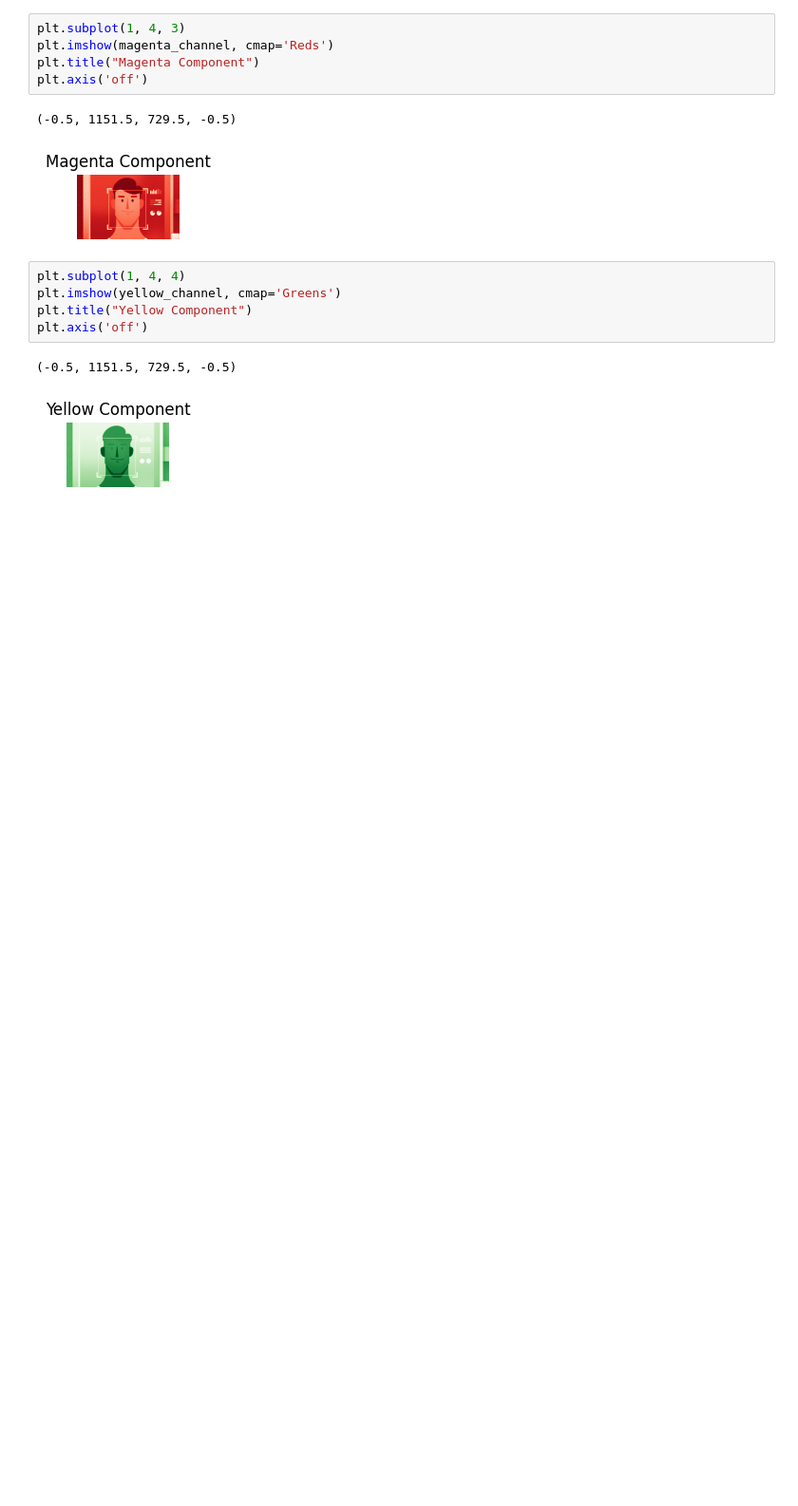
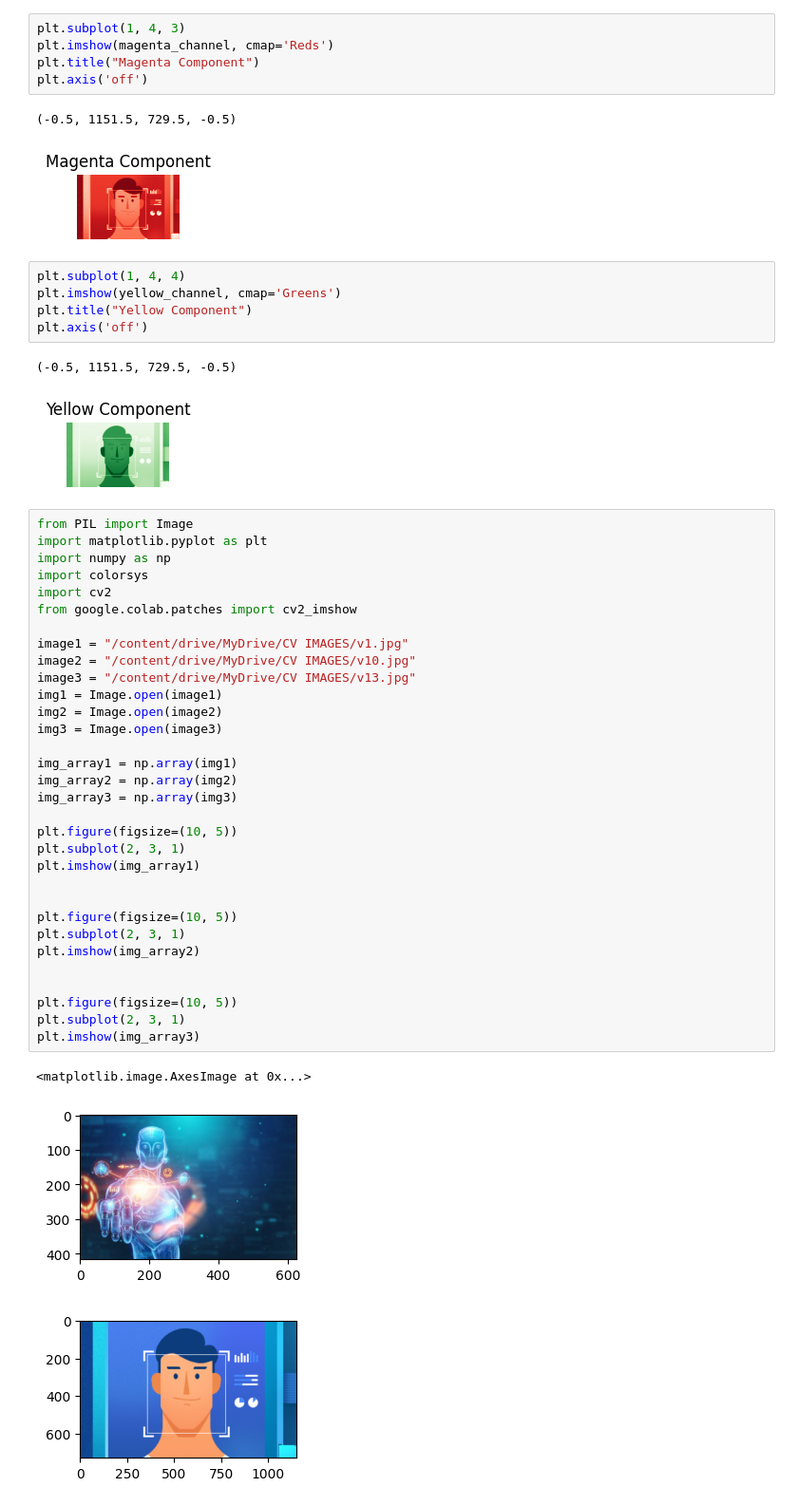
Before and after one commit to MiT1011/Computer-Vision-Topics, a Jupyter notebook: 1_DigitalImageProcessing.ipynb, the cells around one changed output. Shown at 95% size. Saved outputs shown, nothing was run; the diff lists cells and outputs as text; blank space fills up the shorter version.

```diff
--- a/1_DigitalImageProcessing.ipynb
+++ b/1_DigitalImageProcessing.ipynb
@@ -169,3 +169,39 @@ plt.axis('off')
 # %% [output]
 (-0.5, 1151.5, 729.5, -0.5)
 [figure]
+# %%
+from PIL import Image
+import matplotlib.pyplot as plt
+import numpy as np
+import colorsys
+import cv2
+from google.colab.patches import cv2_imshow
+
+image1 = "/content/drive/MyDrive/CV IMAGES/v1.jpg"
+image2 = "/content/drive/MyDrive/CV IMAGES/v10.jpg"
+image3 = "/content/drive/MyDrive/CV IMAGES/v13.jpg"
+img1 = Image.open(image1)
+img2 = Image.open(image2)
+img3 = Image.open(image3)
+
+img_array1 = np.array(img1)
+img_array2 = np.array(img2)
+img_array3 = np.array(img3)
+
+plt.figure(figsize=(10, 5))
+plt.subplot(2, 3, 1)
+plt.imshow(img_array1)
+
+
+plt.figure(figsize=(10, 5))
+plt.subplot(2, 3, 1)
+plt.imshow(img_array2)
+
+
+plt.figure(figsize=(10, 5))
+plt.subplot(2, 3, 1)
+plt.imshow(img_array3)
+# %% [output]
+<matplotlib.image.AxesImage at 0x...>
+[figure, added]
+[figure, added]
```
Also changed, not shown: parts of 2 cells of this notebook.
